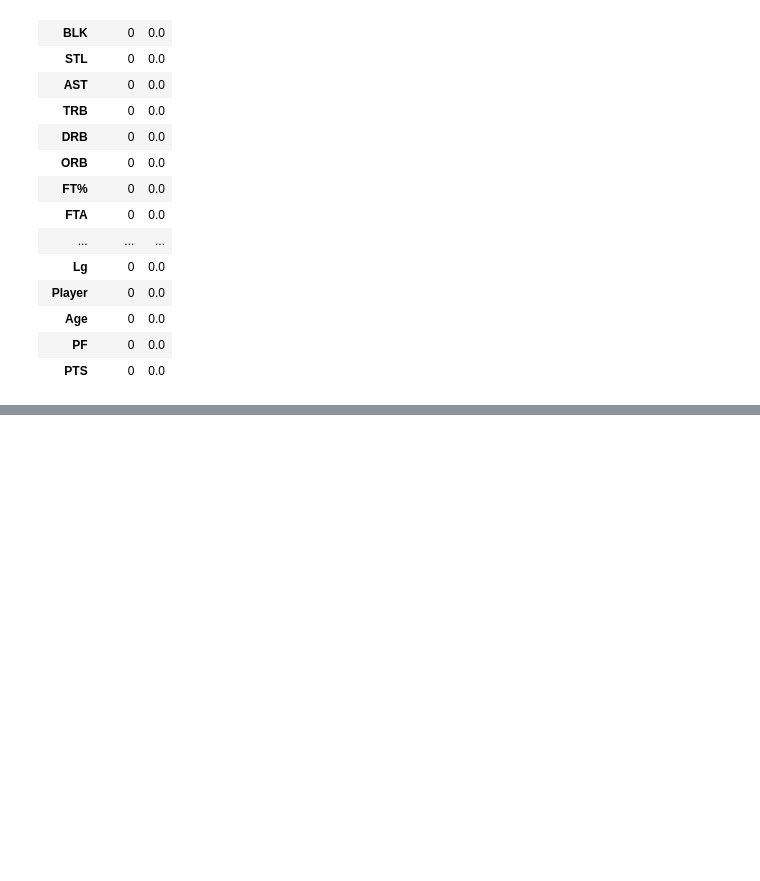
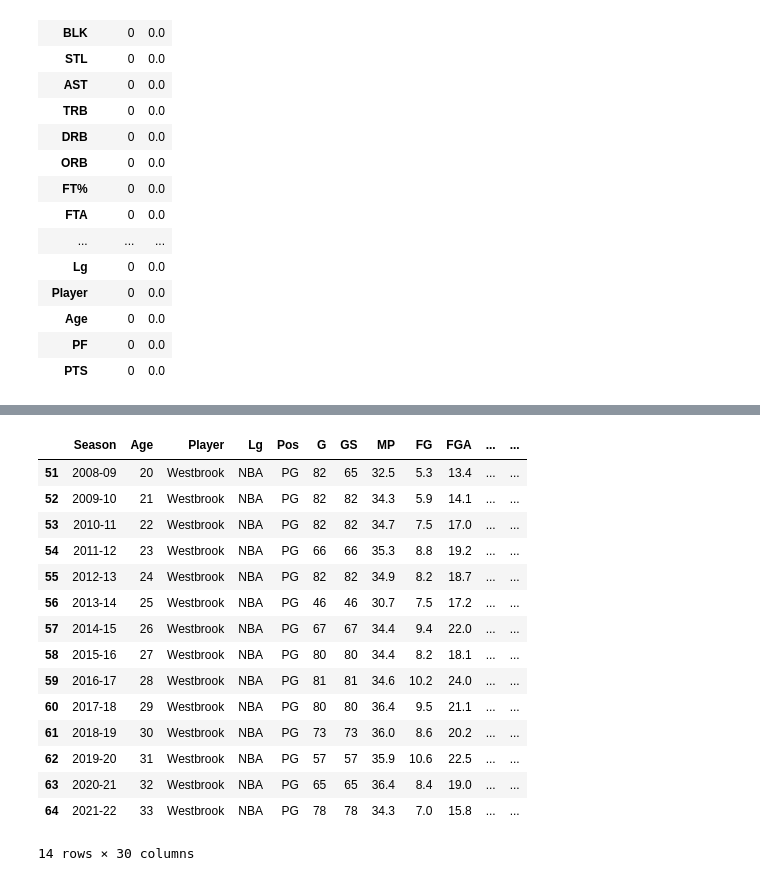
Before and after one commit to emilioosmenaiv/Capstone-Two-Data-Wrangling-NBA-Contract, a Jupyter notebook: Capstone Two Data Wrangling NBA Contract.ipynb, the cells around one changed output, grey strips where cells are left out. Drawn from its saved outputs; the diff is of its cells as text; code cells hidden in the pictures; blank space fills up the shorter version.

```diff
--- a/Capstone Two Data Wrangling NBA Contract.ipynb
+++ b/Capstone Two Data Wrangling NBA Contract.ipynb
@@ -82,0 +184,19 @@ stats.describe().T
+# %%
+stats_clean[stats_clean.Player=="Westbrook"]
+# %% [output]
+|  | Season | Age | Player | Lg | Pos | G | GS | MP | FG | FGA | ... | ... |
+| 51 | 2008-09 | 20 | Westbrook | NBA | PG | 82 | 65 | 32.5 | 5.3 | 13.4 | ... | ... |
+| 52 | 2009-10 | 21 | Westbrook | NBA | PG | 82 | 82 | 34.3 | 5.9 | 14.1 | ... | ... |
+| 53 | 2010-11 | 22 | Westbrook | NBA | PG | 82 | 82 | 34.7 | 7.5 | 17.0 | ... | ... |
+| 54 | 2011-12 | 23 | Westbrook | NBA | PG | 66 | 66 | 35.3 | 8.8 | 19.2 | ... | ... |
+| 55 | 2012-13 | 24 | Westbrook | NBA | PG | 82 | 82 | 34.9 | 8.2 | 18.7 | ... | ... |
+| 56 | 2013-14 | 25 | Westbrook | NBA | PG | 46 | 46 | 30.7 | 7.5 | 17.2 | ... | ... |
+| 57 | 2014-15 | 26 | Westbrook | NBA | PG | 67 | 67 | 34.4 | 9.4 | 22.0 | ... | ... |
+| 58 | 2015-16 | 27 | Westbrook | NBA | PG | 80 | 80 | 34.4 | 8.2 | 18.1 | ... | ... |
+| 59 | 2016-17 | 28 | Westbrook | NBA | PG | 81 | 81 | 34.6 | 10.2 | 24.0 | ... | ... |
+| 60 | 2017-18 | 29 | Westbrook | NBA | PG | 80 | 80 | 36.4 | 9.5 | 21.1 | ... | ... |
+| 61 | 2018-19 | 30 | Westbrook | NBA | PG | 73 | 73 | 36.0 | 8.6 | 20.2 | ... | ... |
+| 62 | 2019-20 | 31 | Westbrook | NBA | PG | 57 | 57 | 35.9 | 10.6 | 22.5 | ... | ... |
+| 63 | 2020-21 | 32 | Westbrook | NBA | PG | 65 | 65 | 36.4 | 8.4 | 19.0 | ... | ... |
+| 64 | 2021-22 | 33 | Westbrook | NBA | PG | 78 | 78 | 34.3 | 7.0 | 15.8 | ... | ... |
+14 rows × 30 columns
```
Also changed, not shown: parts of 14 cells of this notebook.
